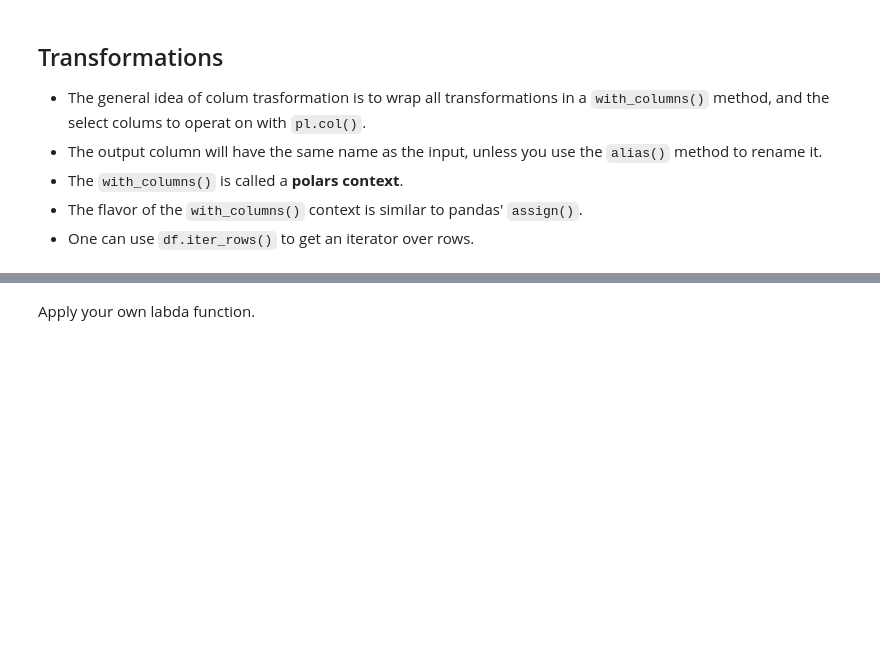
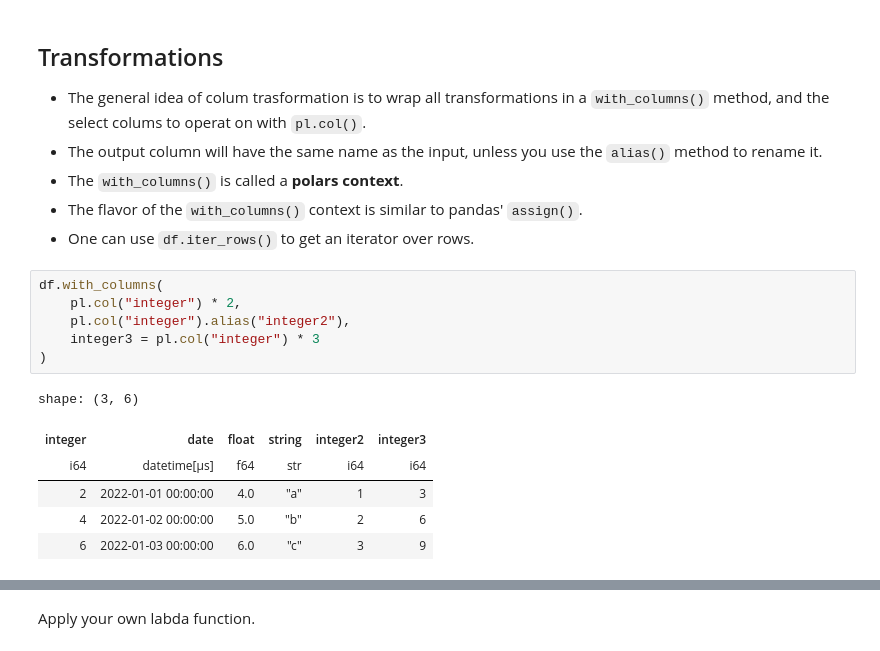
Before and after one commit to johnros/polars_demo, a Jupyter notebook: polars_to_preview.ipynb, the cells around one changed output, grey strips where cells are left out. Drawn from its saved outputs; the diff is of its cells as text; blank space fills up the shorter version.

```diff
--- a/polars_to_preview.ipynb
+++ b/polars_to_preview.ipynb
@@ -2680,3 +2692,16 @@ shape: (3, 5)
 - The `with_columns()` is called a __polars context__.
 - The flavor of the `with_columns()` context is similar to pandas' `assign()`.
 - One can use `df.iter_rows()` to get an iterator over rows.
+# %%
+df.with_columns(
+    pl.col("integer") * 2,
+    pl.col("integer").alias("integer2"),
+    integer3 = pl.col("integer") * 3
+)
+# %% [output]
+shape: (3, 6)
+| integer | date | float | string | integer2 | integer3 |
+| i64 | datetime[μs] | f64 | str | i64 | i64 |
+| 2 | 2022-01-01 00:00:00 | 4.0 | "a" | 1 | 3 |
+| 4 | 2022-01-02 00:00:00 | 5.0 | "b" | 2 | 6 |
+| 6 | 2022-01-03 00:00:00 | 6.0 | "c" | 3 | 9 |
```
Also changed, not shown: parts of 66 cells of this notebook, 1 other file.
